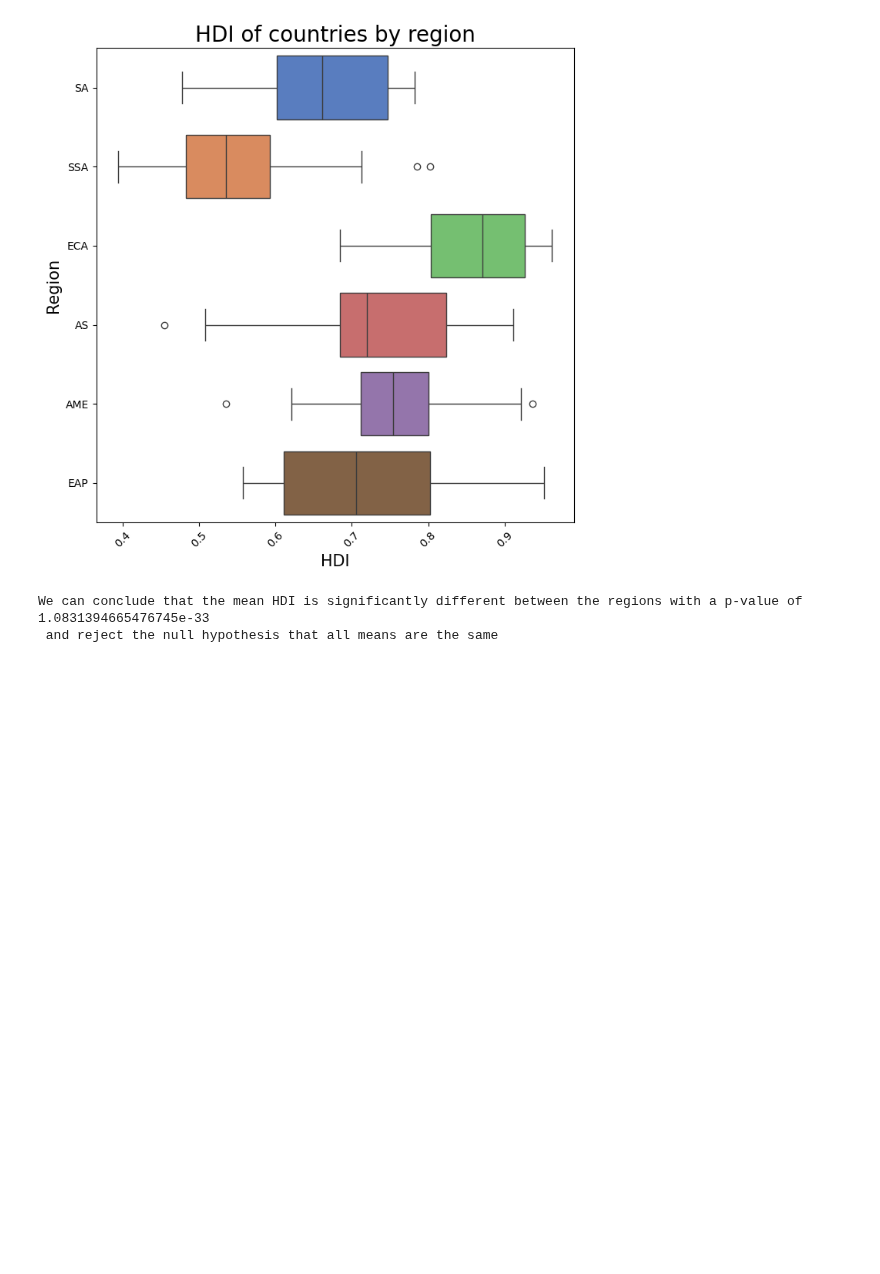
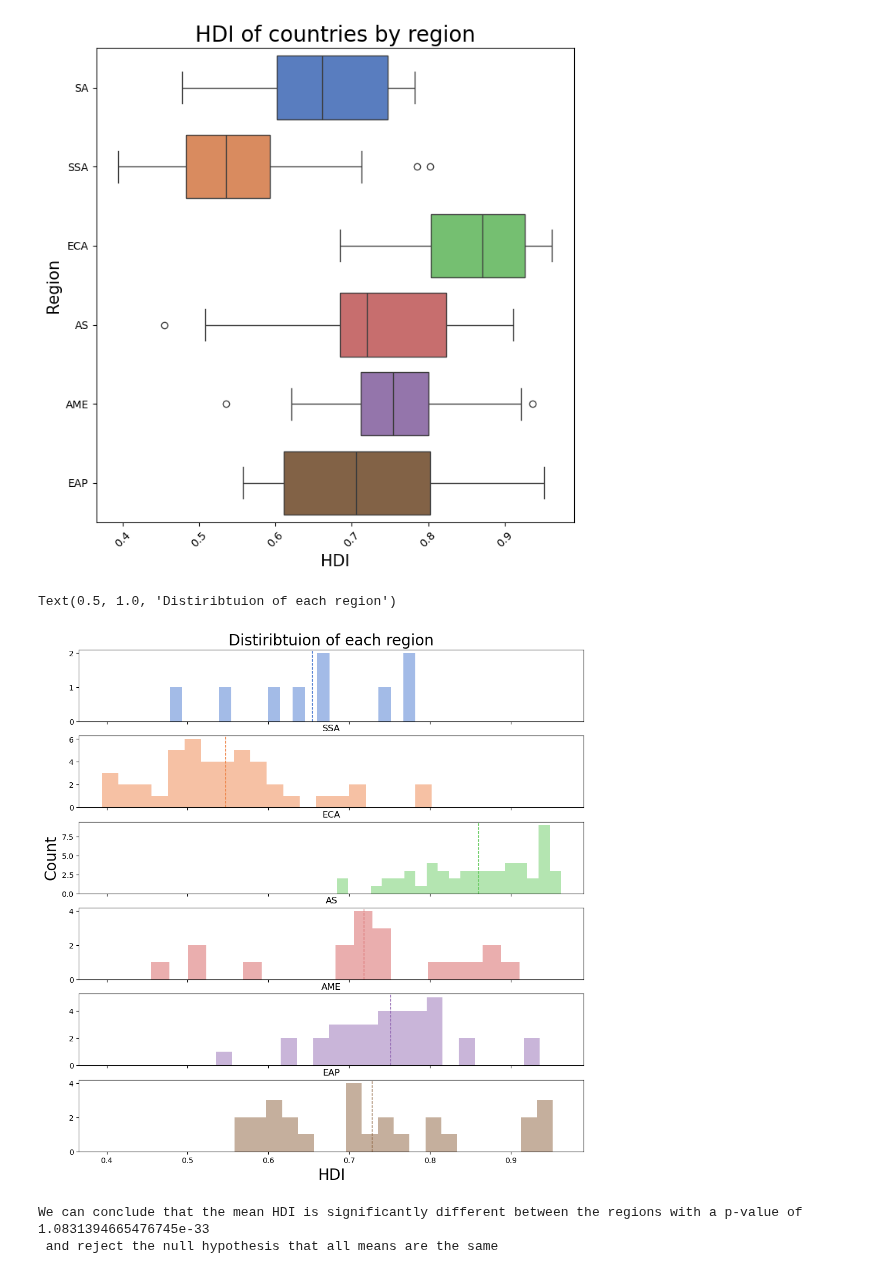
Before and after one commit to jakthehut/HDI-IQ-Analysis, a Jupyter notebook: hdi_iq_analysis_final.ipynb, the cells around one changed output. Cells and saved outputs as stored; diff of their text form; code cells hidden in the pictures; blank space fills up the shorter version.

Commit message:
Added means for each region

```diff
--- a/hdi_iq_analysis_final.ipynb
+++ b/hdi_iq_analysis_final.ipynb
@@ -651,6 +651,22 @@ plt.xticks(rotation=45)
 plt.show()
 # %% [output]
 [figure]
+# %%
+fig, axes = plt.subplots(nrows=6, ncols=1, figsize=(12, 12), sharex = True)
+fig.ylabel = 'Count'
+for i,region in enumerate(merged_df['Region'].unique().tolist()):
+    axes[i].hist(merged_df[merged_df['Region'] == region]['HDI'], bins=20, alpha=0.5, color=color_dict[region])
+    axes[i].axvline(merged_df[merged_df['Region'] == region]['HDI'].mean(), color=color_dict[region], linestyle='dashed', linewidth=1)
+    axes[i].set_title(region)
+
+axes[-1].set_xlabel('HDI', size=20)
+axes[2].set_ylabel('Count', size=20)
+axes[0].set_title('Distiribtuion of each region',size=20, )
+
+    #plt.show()
+# %% [output]
+Text(0.5, 1.0, 'Distiribtuion of each region')
+[figure, added]
 # %%
 #Performing a ANVOA test to see if the HDI is significantly different between the regions
 HDI_anova = stats.f_oneway(
```
